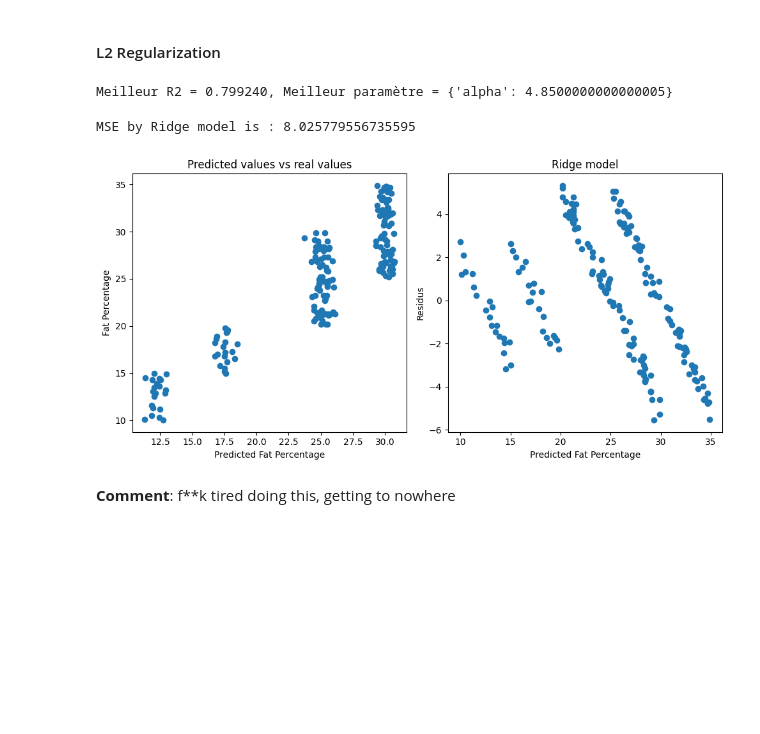
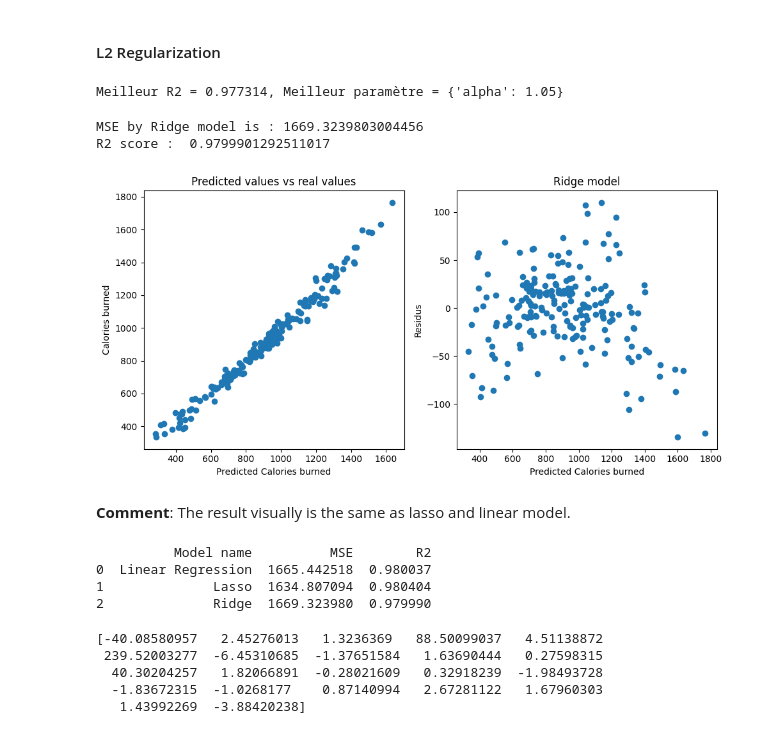
Before and after one commit to bao-do/4thY_MachineLearningProject, a Jupyter notebook: gym_python.ipynb, the cells around one changed output. Saved outputs shown, nothing was run; the diff lists cells and outputs as text; code cells hidden in the pictures; blank space fills up the shorter version.

```diff
--- a/gym_python.ipynb
+++ b/gym_python.ipynb
@@ -585,8 +585,8 @@ Index(['Age', 'Height', 'Max_BPM', 'Avg_BPM', 'Resting_BPM',
       dtype='object')
 # %%
 from sklearn.model_selection import train_test_split
-X = gymDum.drop(columns=['Fat_Percentage'])
-y = gymDum['Fat_Percentage']
+X = gymDum.drop(columns=['Calories_Burned'])
+y = gymDum['Calories_Burned']
 X_train,X_test,y_train,y_test = train_test_split(X,y,test_size=0.2,random_state=42)
 # %%
 from sklearn.preprocessing import StandardScaler
@@ -748,27 +780,53 @@ regRidgeOpt=regRidge.fit(X_train, y_train)
 regRidgeOpt.best_params_["alpha"]
 print("Meilleur R2 = %f, Meilleur paramètre = %s" % (regRidgeOpt.best_score_,regRidgeOpt.best_params_))
 # %% [output]
-Meilleur R2 = 0.799240, Meilleur paramètre = {'alpha': 4.8500000000000005}
+Meilleur R2 = 0.977314, Meilleur paramètre = {'alpha': 1.05}
 # %%
 prev_ridge = regRidgeOpt.predict(X_test)
-print("MSE by Ridge model is :",mean_squared_error(y_test,prev_ridge))
+mse_ridge = mean_squared_error(y_test,prev_ridge)
+r2_ridge =  r2_score(y_test,prev_ridge)
+
+print("MSE by Ridge model is :",mse_ridge)
+print("R2 score : ",r2_ridge)
 
 fig,axs = plt.subplots(1,2,figsize=(10,5))
 axs[0].scatter(prev_ridge,y_test)
-axs[0].set_xlabel('Predicted Fat Percentage')
-axs[0].set_ylabel('Fat Percentage')
+axs[0].set_xlabel('Predicted Calories burned')
+axs[0].set_ylabel('Calories burned')
 axs[0].set_title('Predicted values vs real values')
 
 axs[1].scatter(y_test,prev_ridge - y_test)
-axs[1].set_xlabel('Predicted Fat Percentage')
+axs[1].set_xlabel('Predicted Calories burned')
 axs[1].set_ylabel('Residus')
 axs[1].set_title('Predicted values vs residuals')
 
 plt.title('Ridge model')
 plt.tight_layout()
 plt.show()
 # %% [output]
-MSE by Ridge model is : 8.025779556735595
+MSE by Ridge model is : 1669.3239803004456
+R2 score :  0.9799901292511017
-[figure, old version]
+[figure, new version]
 # %% [markdown]
-**Comment**: f**k tired doing this, getting to nowhere
+**Comment**: The result visually is the same as lasso and linear model.
+# %%
+performance.loc[len(performance)] = {'Model name':'Ridge','MSE':mse_ridge,'R2':r2_ridge}
+print(performance)
+# %% [output]
+          Model name          MSE        R2
+0  Linear Regression  1665.442518  0.980037
+1              Lasso  1634.807094  0.980404
+2              Ridge  1669.323980  0.979990
+# %%
+
+regRidge=Ridge(alpha=regRidgeOpt.best_params_['alpha'])
+model_ridge=regRidge.fit(X_train,y_train)
+print(model_ridge.coef_)
+
+coef = pd.Series(model_ridge.coef_, index = X.columns)
+# %% [output]
+[-40.08580957   2.45276013   1.3236369   88.50099037   4.51138872
+ 239.52003277  -6.45310685  -1.37651584   1.63690444   0.27598315
+  40.30204257   1.82066891  -0.28021609   0.32918239  -1.98493728
+  -1.83672315  -1.0268177    0.87140994   2.67281122   1.67960303
+   1.43992269  -3.88420238]
```
Also changed, not shown: parts of 15 cells of this notebook.
